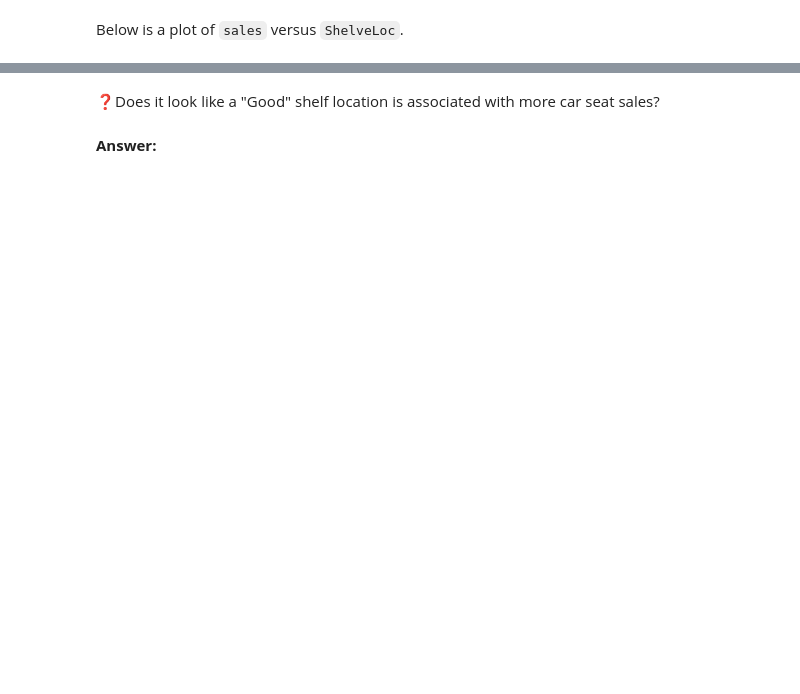
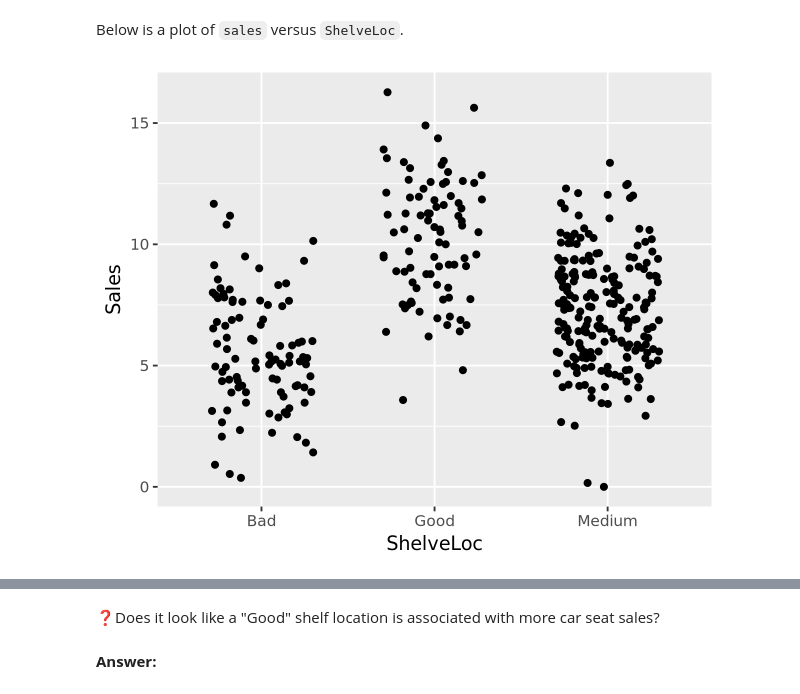
Before and after one commit to UNC-DATA-730/unit-3-assignment-setiadha-unc, a Jupyter notebook: agungsetiadha-assignment3.ipynb, the cells around one changed output, grey strips where cells are left out. Saved outputs shown, nothing was run; the diff lists cells and outputs as text; code cells hidden in the pictures; blank space fills up the shorter version.

```diff
--- a/agungsetiadha-assignment3.ipynb
+++ b/agungsetiadha-assignment3.ipynb
@@ -195,7 +283,9 @@ Carseats |> glimpse()
 # %% [markdown]
 Below is a plot of `sales` versus `ShelveLoc`.
 # %%
-p = ggplot(Carseats, aes(x = ShelveLoc, y = Sales)) +
+p3 = ggplot(Carseats, aes(x = ShelveLoc, y = Sales)) +
     geom_point(position = position_jitter(width = 0.3, height = 0))
 
-p
+p3
+# %% [output]
+[figure, added]
```
Also changed, not shown: parts of 20 cells of this notebook.
